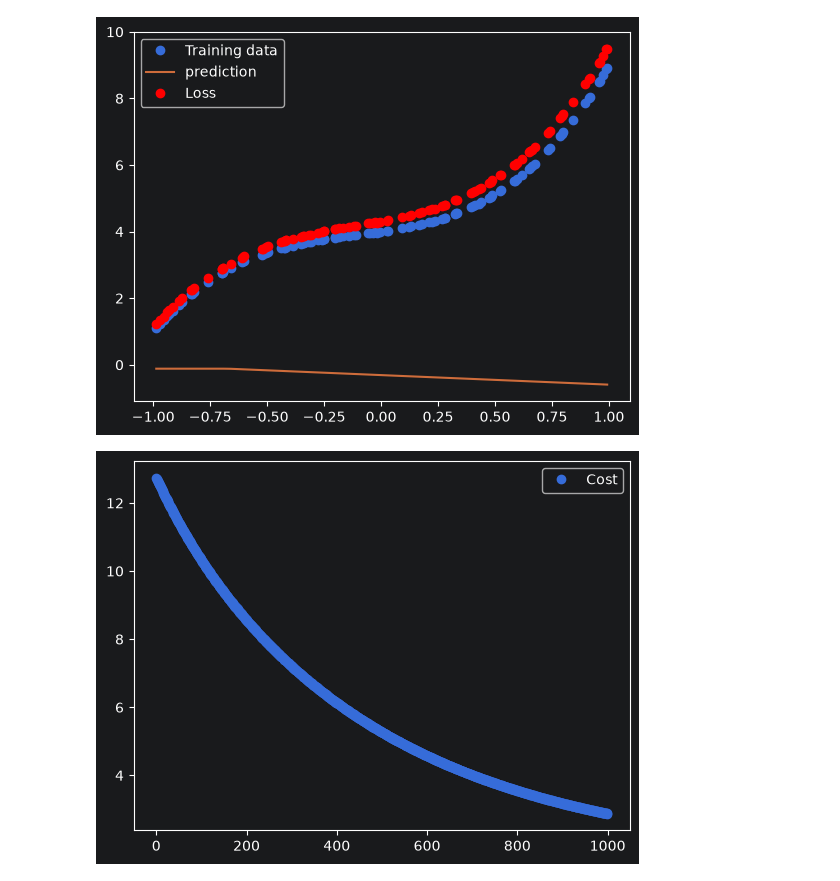
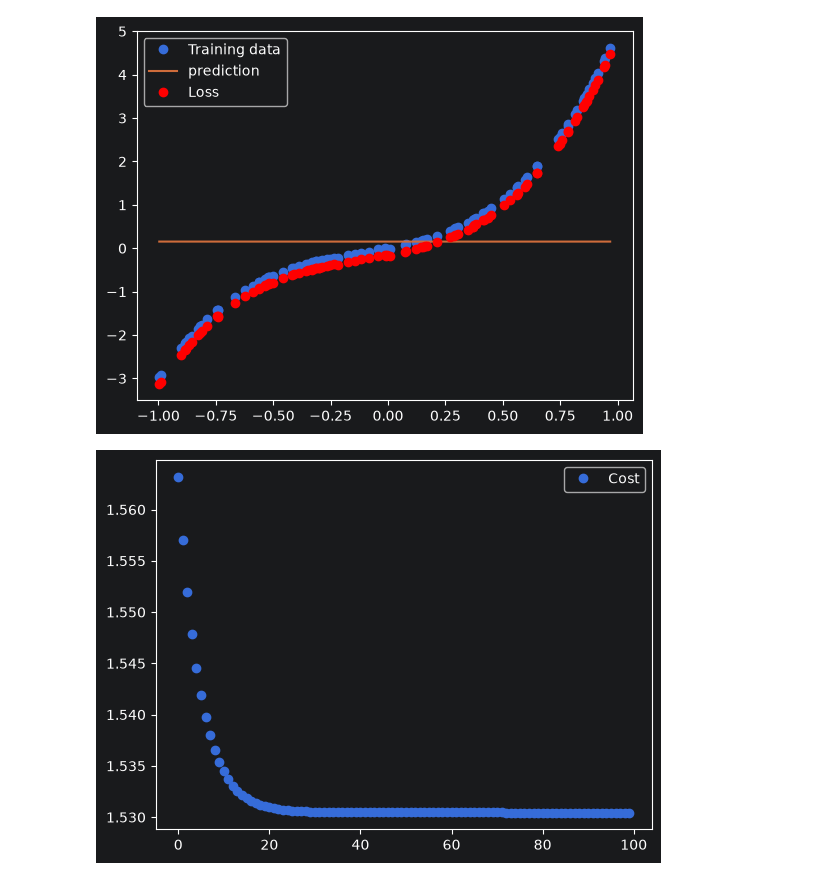
Before and after one commit to S-M-production/Reinforcement-Learning-Basics, a Jupyter notebook: notebooks/models/multi_layer_perceptron_back_propagation.ipynb, the cells around one changed output. Cells and saved outputs as stored; diff of their text form; code cells hidden in the pictures.

Commit message:
Created leaky relu, but perceptron doesnt fit quite well

```diff
--- a/notebooks/models/multi_layer_perceptron_back_propagation.ipynb
+++ b/notebooks/models/multi_layer_perceptron_back_propagation.ipynb
@@ -4,16 +15,12 @@ from matplotlib import pyplot as plt
 # %%
-#Class for induvigual neuron, will expand into a layer
-class Linear:
-    def __init__(self, bias=np.inf, weight=np.inf,learning_rate = 0.001):
+#Class for individual neuron, will expand into a layer
+class Linear(Neuron):
+    def __init__(self,learning_rate = 0.001, weight=np.inf, bias=np.inf):
+        super().__init__()
         self.x = None
         self.learning_rate = learning_rate
         self.bias = bias if bias != np.inf else np.random.uniform(-1,1,size=[1])[0]
         self.weight = weight if weight != np.inf else np.random.uniform(-1,1,size=[1])[0]
-    def __init__(self, learning_rate = 0.001):
-        self.x = None
-        self.learning_rate = learning_rate
-        self.bias = np.random.uniform(-1,1,size=[1])[0]
-        self.weight = np.random.uniform(-1,1,size=[1])[0]
     def forward_pass(self,x):
         self.x = x
         return self.weight*x + self.bias
@@ -38,3 +47,17 @@ class Relu:
+# %%
+#Class for leaky ReLU
+class LeakyRelu(Neuron):
+    def __init__(self, alpha=0.01):
+        super().__init__()
+        self.x = None
+        self.gradient = None
+        self.alpha = alpha
+    def forward_pass(self,x):
+        self.gradient = np.where(x > 0, 1, self.alpha)
+        self.x = x
+        return self.x * self.gradient
+    def backward_pass(self, derivative):
+        return derivative * self.gradient
 # %%
 #Creating layers
 learning_rate = 0.001
@@ -48,6 +68,6 @@ output weight: 0.5969335101861861, output bias: -0.9340714908411916
 # %%
 #Creating inputs:
-x3,x2,x1,b = 3,1,1,4
+x3,x2,x1,b = 3,1,1,0
 scale = 1
 size = 100
 deviation = 0.01
@@ -65,44 +83,45 @@ plt.show()
 #Simulating forwards pass:
 
 #Creating layers
-learning_rate = 0.001
-input = Linear(learning_rate)
-activation = Relu()
-output = Linear(learning_rate)
-model = [Linear(learning_rate),Relu(),Linear(learning_rate)]
+learning_rate = 0.1
+init = 0.5
+input = Linear(learning_rate,np.random.uniform(-init,init,size=[1])[0],np.random.uniform(-1,1,size=[1])[0])
+activation = LeakyRelu()
+output = Linear(learning_rate,np.random.uniform(-init,init,size=[1])[0],np.random.uniform(-1,1,size=[1])[0])
+model = [Linear(learning_rate),LeakyRelu(),Linear(learning_rate),LeakyRelu(),Linear(learning_rate)]
 
 temp = x
 for i in model:
     temp = i.forward_pass(temp)
 
 plt.plot(x,y,'o',label="Training data")
 plt.plot(x,temp,label="prediction")
 plt.plot(x,y-temp,'o',label="Loss",color="red")
 plt.legend()
 plt.show()
 
 cost_history = []
-for i in range(1000):
+for i in range(100):
     temp = temp-y
     cost_history.append(np.average(temp**2)/2)
     for j in reversed(model):
         temp2 = j.backward_pass(temp)
         j.update(temp)
         temp = temp2
 
     temp = x
     for j in model:
         temp = j.forward_pass(temp)
 
 plt.plot(cost_history,'o',label="Cost")
 plt.legend()
 plt.show()
 
 plt.plot(x,y,'o',label="Training data")
 plt.plot(x,y-temp,'o',label="Loss",color="red")
 plt.plot(x,temp,label="prediction")
 plt.legend()
 plt.show()
 # %% [output]
-[figure, old version]
+[figure, new version]
-[figure, old version]
+[figure, new version]
```
Also changed, not shown: parts of 5 cells of this notebook.
